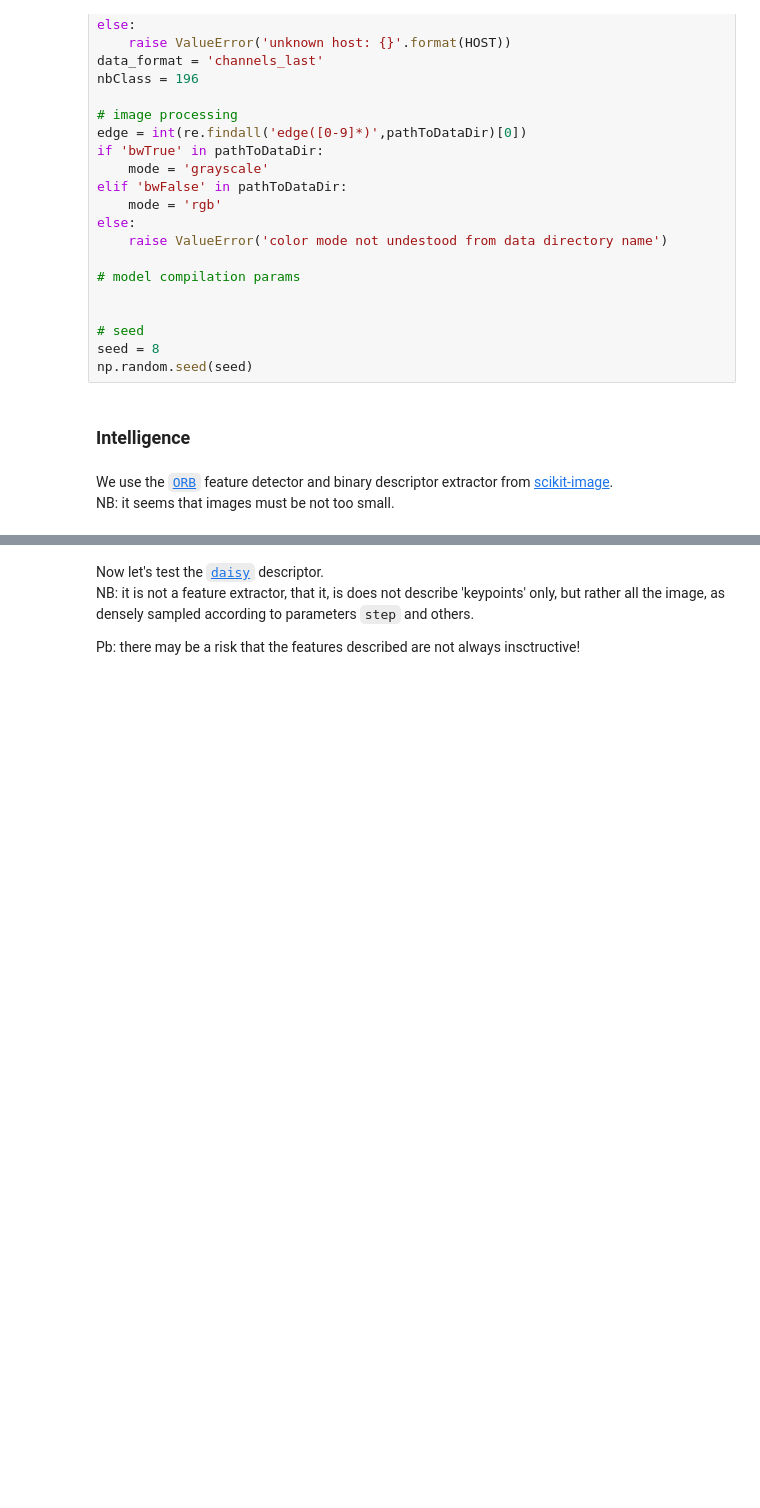
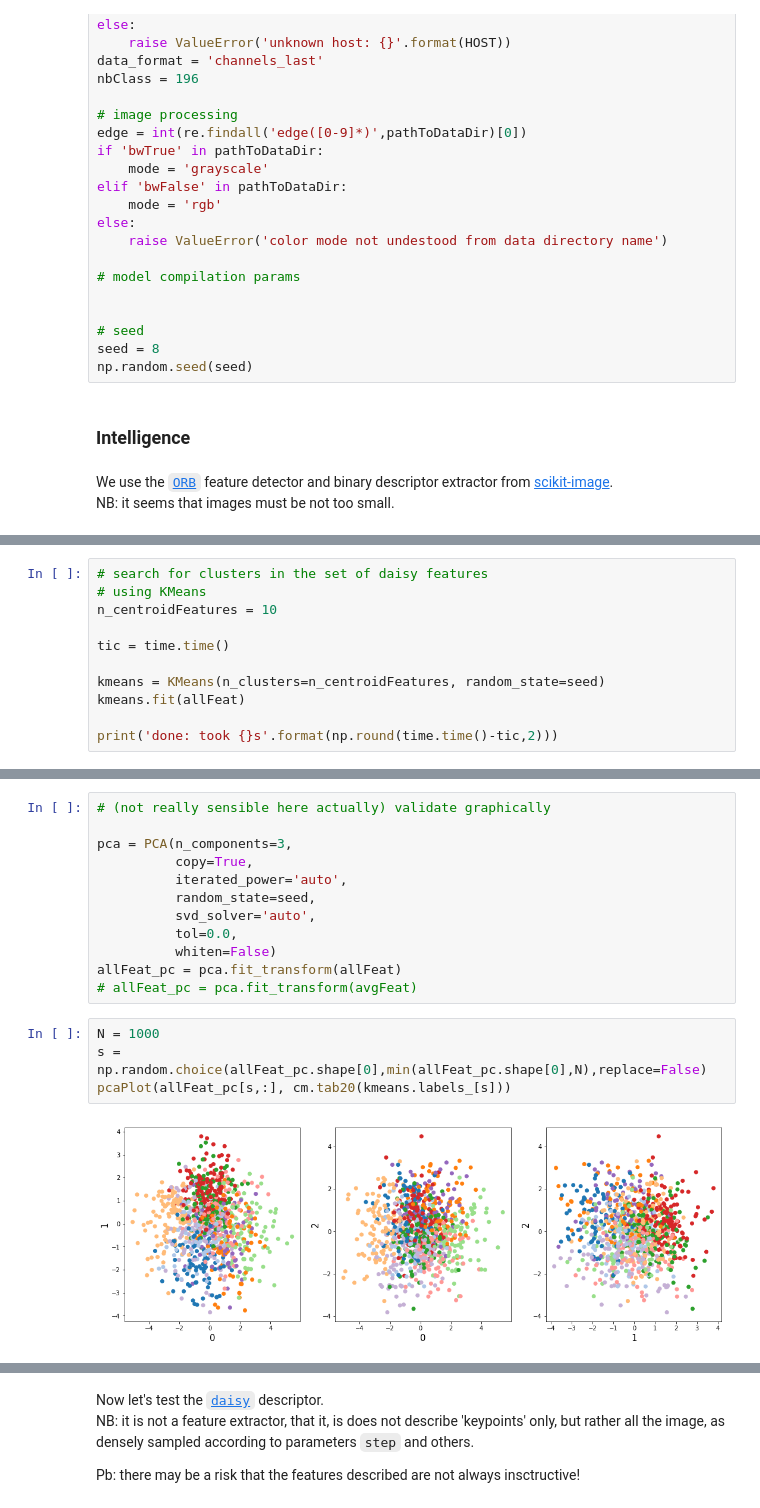
Before and after one commit to 0-tree/EIG3_IAFlash, a Jupyter notebook: IAFlash/exple_clustering.ipynb, the cells around one changed output, grey strips where cells are left out. Cells and saved outputs as stored; diff of their text form; blank space fills up the shorter version.

Commit message:
notebook: other attempts of clustering

```diff
--- a/IAFlash/exple_clustering.ipynb
+++ b/IAFlash/exple_clustering.ipynb
@@ -117,0 +156,11 @@ NB: it seems that images must be not too small.
+# %%
+# search for clusters in the set of daisy features
+# using KMeans
+n_centroidFeatures = 10
+
+tic = time.time()
+
+kmeans = KMeans(n_clusters=n_centroidFeatures, random_state=seed)
+kmeans.fit(allFeat)
+
+print('done: took {}s'.format(np.round(time.time()-tic,2)))
@@ -117,0 +169,18 @@ NB: it seems that images must be not too small.
+# %%
+# (not really sensible here actually) validate graphically
+
+pca = PCA(n_components=3,
+          copy=True,
+          iterated_power='auto',
+          random_state=seed,
+          svd_solver='auto',
+          tol=0.0,
+          whiten=False)
+allFeat_pc = pca.fit_transform(allFeat)
+# allFeat_pc = pca.fit_transform(avgFeat)
+# %%
+N = 1000
+s = np.random.choice(allFeat_pc.shape[0],min(allFeat_pc.shape[0],N),replace=False)
+pcaPlot(allFeat_pc[s,:], cm.tab20(kmeans.labels_[s]))
+# %% [output]
+[figure, added]
```
Also changed, not shown: parts of 19 cells of this notebook, 1 other file.
